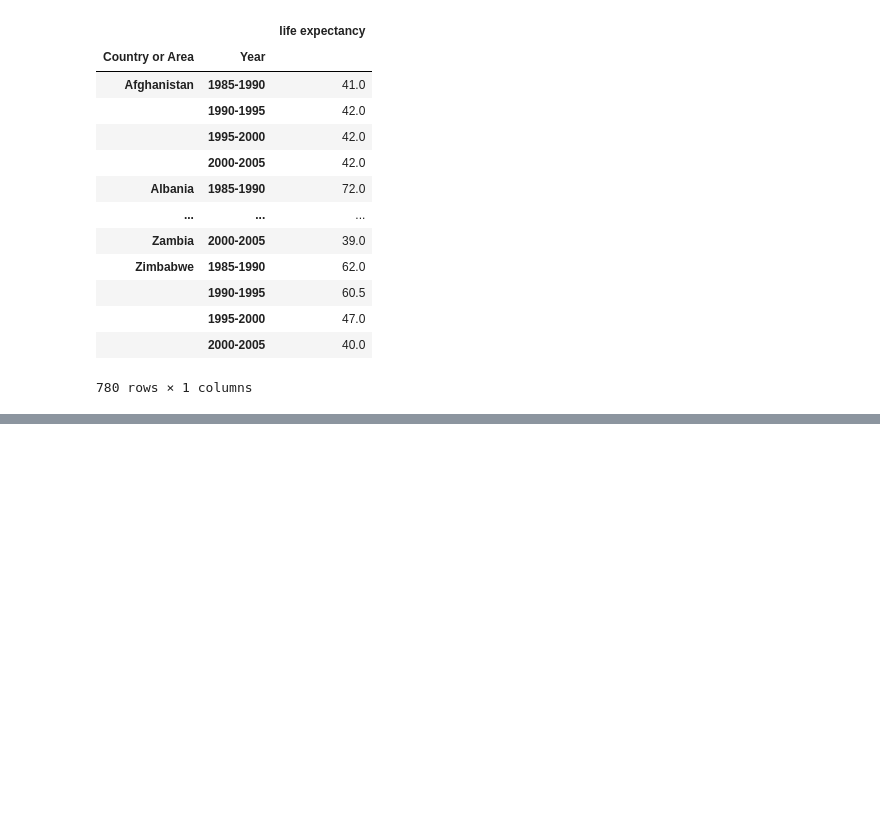
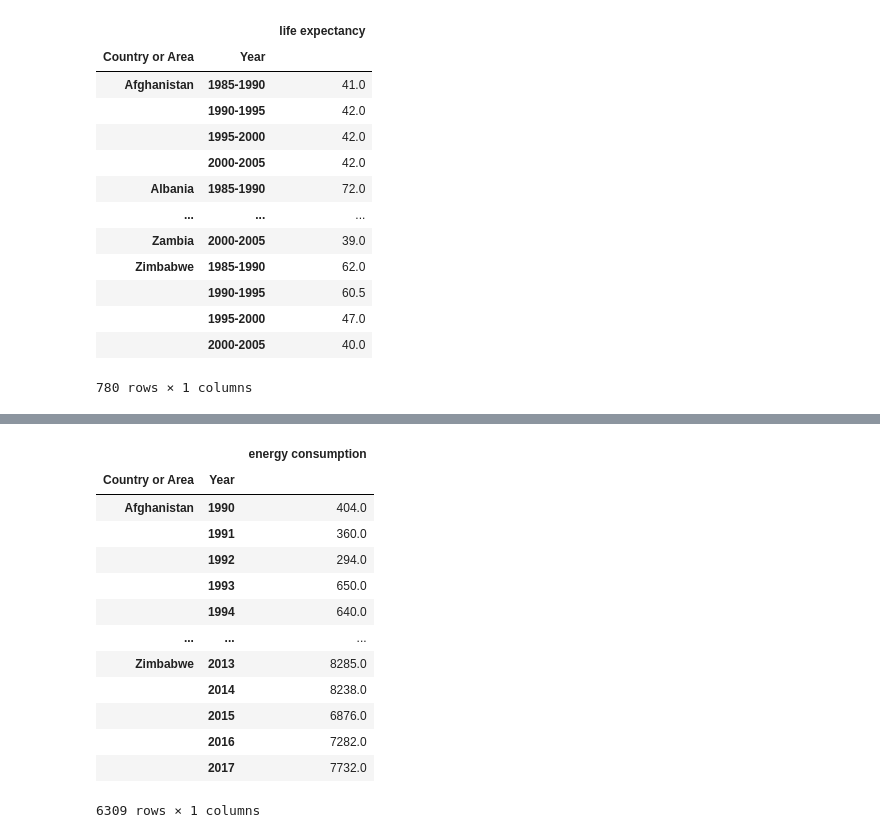
Before and after one commit to LucaDiba/renewable-causal-effects, a Jupyter notebook: Datasets merging.ipynb, the cells around one changed output, grey strips where cells are left out. Drawn from its saved outputs; the diff is of its cells as text; code cells hidden in the pictures; blank space fills up the shorter version.

Commit message:
Added "Electricity - Final energy consumption"

```diff
--- a/Datasets merging.ipynb
+++ b/Datasets merging.ipynb
@@ -177,0 +179,27 @@ Footnotes:
+# %%
+indicator = 'energy consumption'
+
+df = pd.read_csv('./datasets/Electricity - Final energy consumption.csv')\
+        .drop(columns=['Commodity - Transaction', 'Unit', 'Quantity Footnotes'])\
+        .set_index(['Country or Area', 'Year'])\
+        .groupby(by=['Country or Area', 'Year']).sum()\
+        .rename(columns={'Quantity':indicator})
+# # # # Set nan
+df[indicator] = pd.to_numeric(df[indicator], errors='coerce')
+data[indicator] = df
+df
+# %% [output]
+|  |  | energy consumption |
+| Country or Area | Year |  |
+| Afghanistan | 1990 | 404.0 |
+|  | 1991 | 360.0 |
+|  | 1992 | 294.0 |
+|  | 1993 | 650.0 |
+|  | 1994 | 640.0 |
+| ... | ... | ... |
+| Zimbabwe | 2013 | 8285.0 |
+|  | 2014 | 8238.0 |
+|  | 2015 | 6876.0 |
+|  | 2016 | 7282.0 |
+|  | 2017 | 7732.0 |
+6309 rows × 1 columns
```
Also changed, not shown: parts of 3 cells of this notebook, 1 other file.
